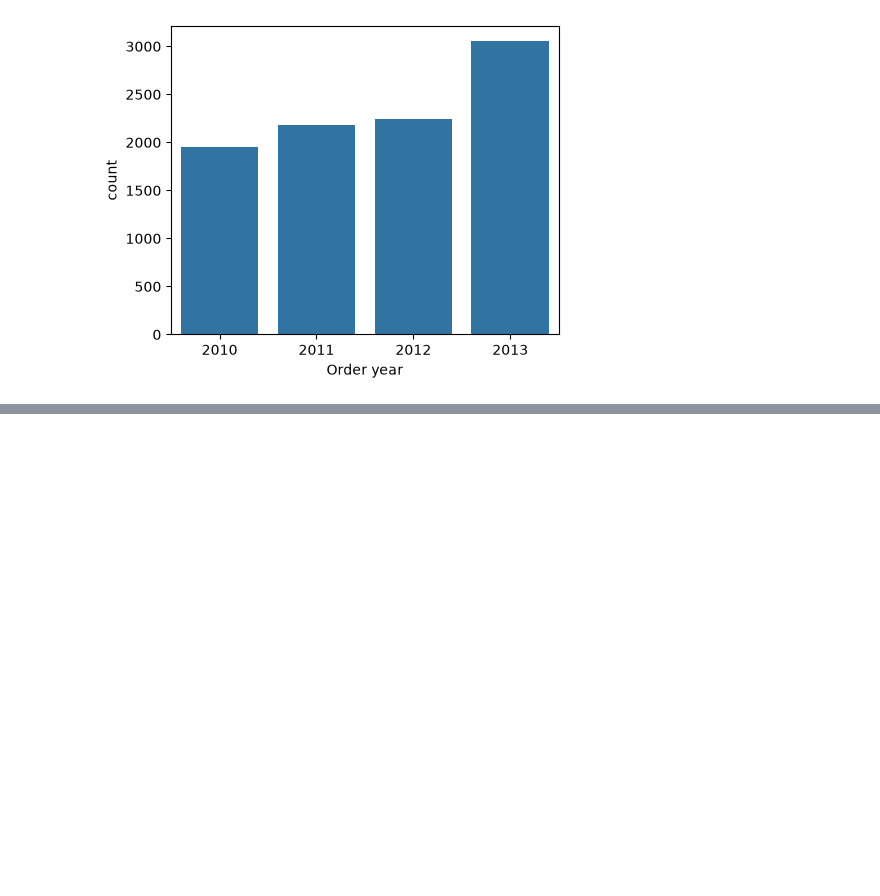
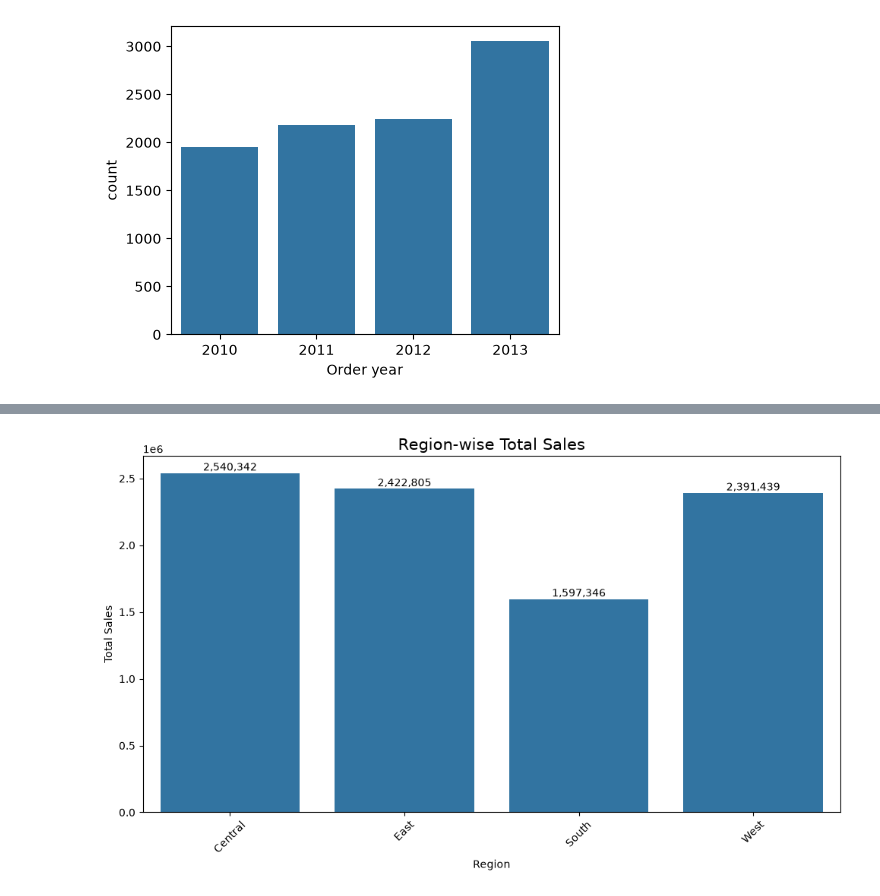
Before and after one commit to somkhushi2013-hub/Commerce-Sales-Data-Analysis, a Jupyter notebook: Commerce Sales Analysis .ipynb, the cells around one changed output, grey strips where cells are left out. Saved outputs shown, nothing was run; the diff lists cells and outputs as text; code cells hidden in the pictures; blank space fills up the shorter version.

```diff
--- a/Commerce Sales Analysis .ipynb
+++ b/Commerce Sales Analysis .ipynb
@@ -490,0 +612,17 @@ plt.show()
+# %%
+import pandas as pd
+import matplotlib.pyplot as plt
+import seaborn as sns
+
+# Calculate total sales by Region
+region_sales = dataset.groupby('Region')['Sales'].sum().sort_values(ascending=False)
+
+print("Region-wise Total Sales:")
+print(region_sales)
+
+# Find highest sales region
+highest_region = region_sales.idxmax()
+highest_sales = region_sales.max()
+
+print("\nHighest Sales Region:", highest_region)
+print("Total Sales:", highest_sales)
@@ -490,0 +640,21 @@ plt.show()
+# %%
+plt.figure(figsize=(10, 6))
+
+sns.barplot(
+    x=region_sales.index,
+    y=region_sales.values
+)
+
+plt.title('Region-wise Total Sales', fontsize=15)
+plt.xlabel('Region')
+plt.ylabel('Total Sales')
+
+# Display sales values
+for i, value in enumerate(region_sales.values):
+    plt.text(i, value, f'{value:,.0f}', ha='center', va='bottom')
+
+plt.xticks(rotation=45)
+plt.tight_layout()
+plt.show()
+# %% [output]
+[figure, added]
```
Also changed, not shown: parts of 19 cells of this notebook.
